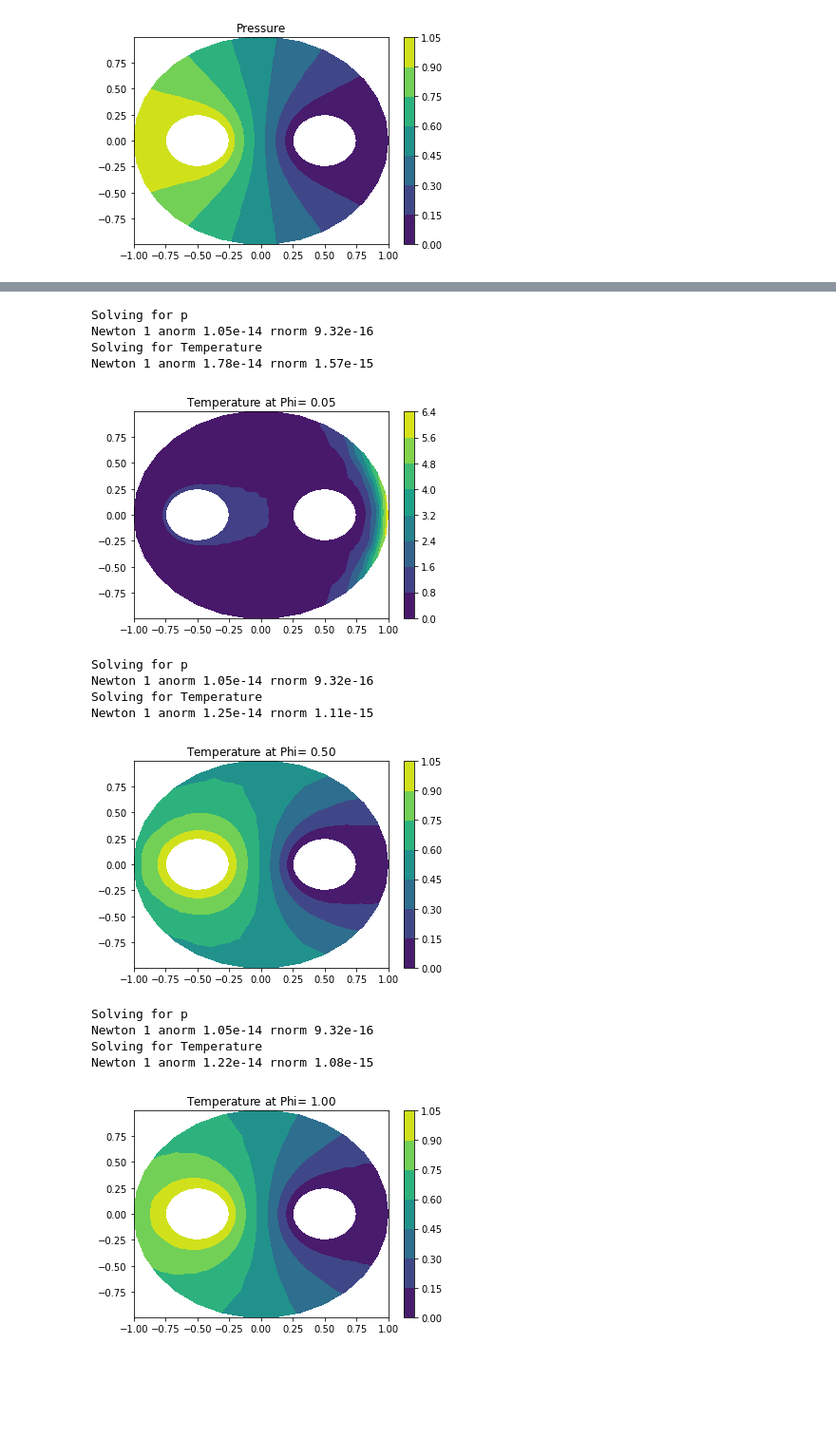
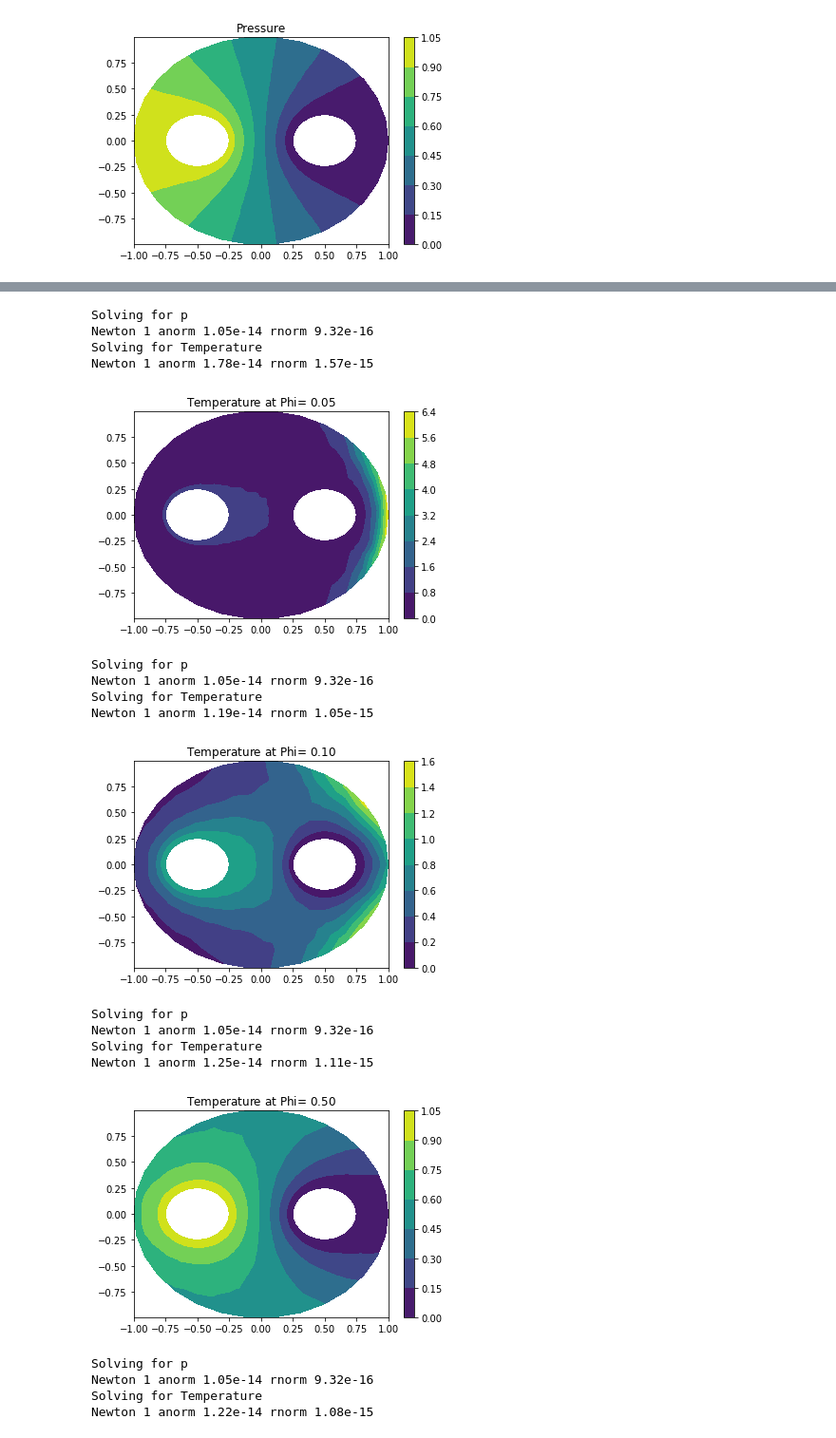
Before and after one commit to sarahaguasvivas/class, a Jupyter notebook: HW5/HW5.ipynb, the cells around one changed output, grey strips where cells are left out. Shown at 95% size. Saved outputs shown, nothing was run; the diff lists cells and outputs as text; code cells hidden in the pictures; blank space fills up the shorter version.

```diff
--- a/HW5/HW5.ipynb
+++ b/HW5/HW5.ipynb
@@ -420,37 +420,41 @@ Solving for Temperature
 Newton 1 anorm 1.25e-14 rnorm 1.11e-15
 [figure]
 # %%
-for phi1 in [3e-3,5e-3, 5e-2, 5e-1, 1]:
+for phi1 in [3e-3,5e-3, 5e-2, 0.1,5e-1, 1]:
     probTemp.phi= phi1
 
     x, pressure, temperature = fe2_solveTemp(fe, mesh, prob.form,probTemp.form, dict(left=lambda x:0*x[:,0]+1, right=lambda x:0*x[:,0]))
     pyplot.tricontourf(x[:,0], x[:,1], temperature, triangles=mesh.tri2())
     pyplot.title('Temperature at Phi= $%.2f$' %phi1)
     pyplot.colorbar();
     pyplot.show()
 # %% [output]
 Solving for p
 Newton 1 anorm 1.05e-14 rnorm 9.32e-16
 Solving for Temperature
 Newton 1 anorm 5.29e-13 rnorm 1.82e-14
 [figure]
 Solving for p
 Newton 1 anorm 1.05e-14 rnorm 9.32e-16
 Solving for Temperature
 Newton 1 anorm 2.29e-13 rnorm 1.18e-14
 [figure]
 Solving for p
 Newton 1 anorm 1.05e-14 rnorm 9.32e-16
 Solving for Temperature
 Newton 1 anorm 1.78e-14 rnorm 1.57e-15
 [figure]
 Solving for p
 Newton 1 anorm 1.05e-14 rnorm 9.32e-16
 Solving for Temperature
-Newton 1 anorm 1.25e-14 rnorm 1.11e-15
+Newton 1 anorm 1.19e-14 rnorm 1.05e-15
-[figure, old version]
+[figure, new version]
 Solving for p
 Newton 1 anorm 1.05e-14 rnorm 9.32e-16
 Solving for Temperature
-Newton 1 anorm 1.22e-14 rnorm 1.08e-15
+Newton 1 anorm 1.25e-14 rnorm 1.11e-15
-[figure, old version]
+[figure, new version]
+Solving for p
+Newton 1 anorm 1.05e-14 rnorm 9.32e-16
+Solving for Temperature
+Newton 1 anorm 1.22e-14 rnorm 1.08e-15
```
Also changed, not shown: parts of 1 cell of this notebook.
